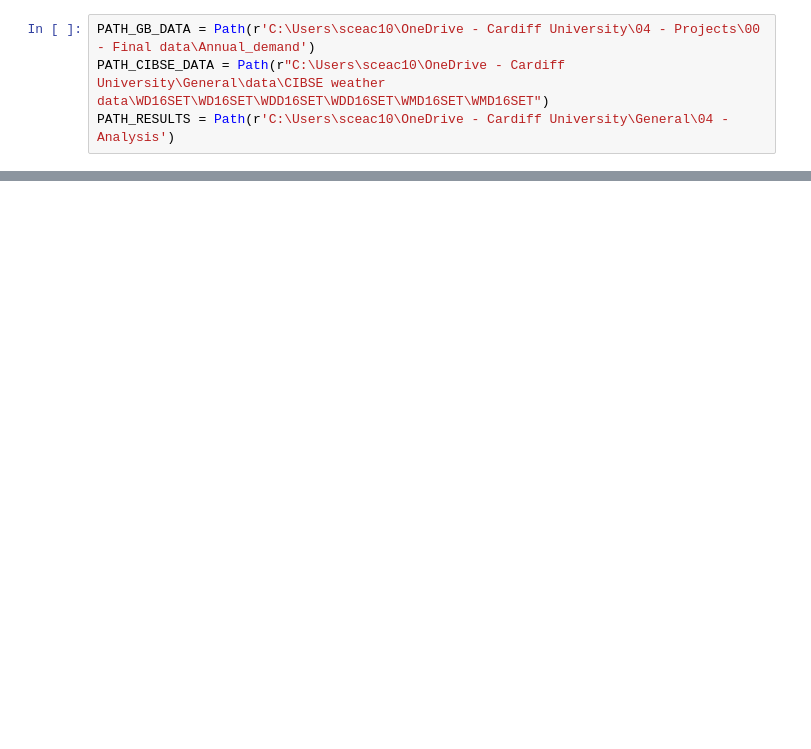
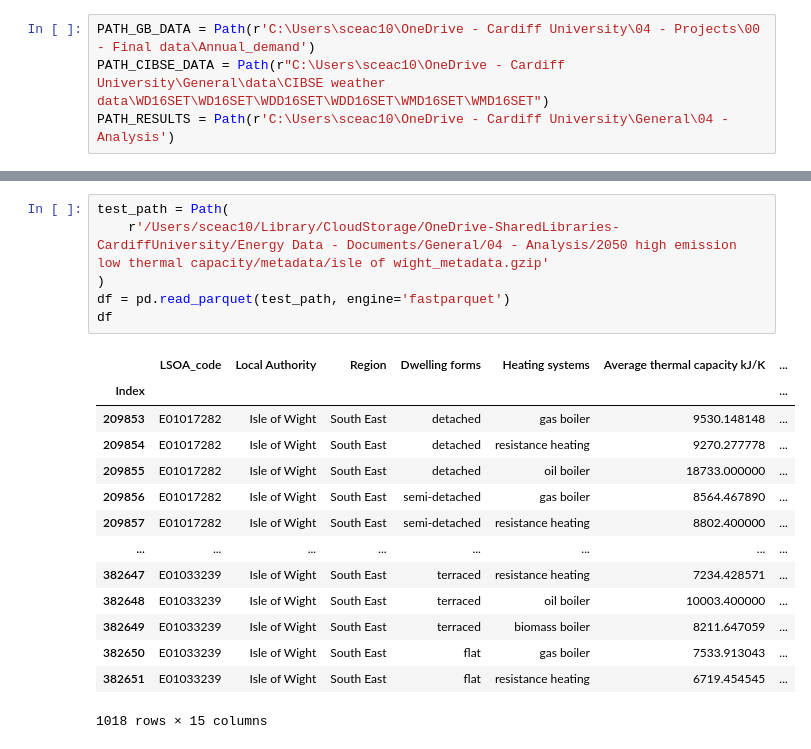
Before and after one commit to AlexandreLab/cooling_demand_UK, a Jupyter notebook: notebooks/cooling_energy_demand_by_LA.ipynb, the cells around one changed output, grey strips where cells are left out. Cells and saved outputs as stored; diff of their text form; blank space fills up the shorter version.

```diff
--- a/notebooks/cooling_energy_demand_by_LA.ipynb
+++ b/notebooks/cooling_energy_demand_by_LA.ipynb
@@ -153,0 +80,21 @@ temp_LA_results[schema.ResultSchema.COOLINGDEMAND].sum
+# %%
+test_path = Path(
+    r'/Users/sceac10/Library/CloudStorage/OneDrive-SharedLibraries-CardiffUniversity/Energy Data - Documents/General/04 - Analysis/2050 high emission low thermal capacity/metadata/isle of wight_metadata.gzip'
+)
+df = pd.read_parquet(test_path, engine='fastparquet')
+df
+# %% [output]
+|  | LSOA_code | Local Authority | Region | Dwelling forms | Heating systems | Average thermal capacity kJ/K | ... |
+| Index |  |  |  |  |  |  | ... |
+| 209853 | E01017282 | Isle of Wight | South East | detached | gas boiler | 9530.148148 | ... |
+| 209854 | E01017282 | Isle of Wight | South East | detached | resistance heating | 9270.277778 | ... |
+| 209855 | E01017282 | Isle of Wight | South East | detached | oil boiler | 18733.000000 | ... |
+| 209856 | E01017282 | Isle of Wight | South East | semi-detached | gas boiler | 8564.467890 | ... |
+| 209857 | E01017282 | Isle of Wight | South East | semi-detached | resistance heating | 8802.400000 | ... |
+| ... | ... | ... | ... | ... | ... | ... | ... |
+| 382647 | E01033239 | Isle of Wight | South East | terraced | resistance heating | 7234.428571 | ... |
+| 382648 | E01033239 | Isle of Wight | South East | terraced | oil boiler | 10003.400000 | ... |
+| 382649 | E01033239 | Isle of Wight | South East | terraced | biomass boiler | 8211.647059 | ... |
+| 382650 | E01033239 | Isle of Wight | South East | flat | gas boiler | 7533.913043 | ... |
+| 382651 | E01033239 | Isle of Wight | South East | flat | resistance heating | 6719.454545 | ... |
+1018 rows × 15 columns
```
Also changed, not shown: parts of 25 cells of this notebook, 6 other files.
